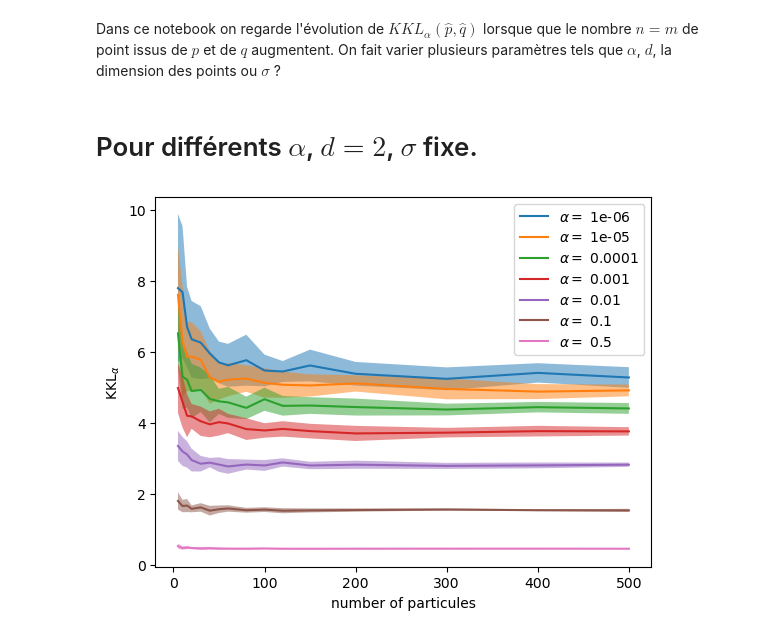
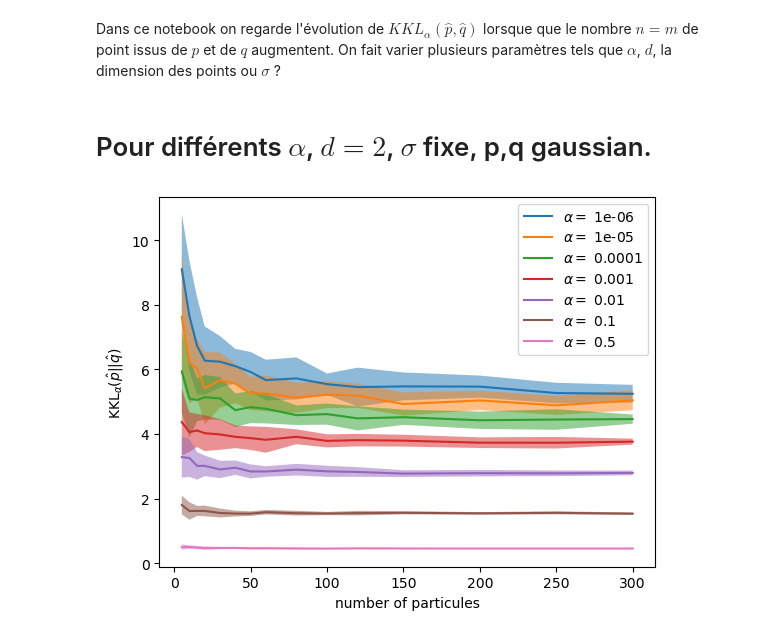
Before and after one commit to cclementine25/KKL-divergence-gradient-flows, a Jupyter notebook: Regularized/evolution_KKL_n.ipynb, the cells around one changed output. Cells and saved outputs as stored; diff of their text form; code cells hidden in the pictures.

```diff
--- a/Regularized/evolution_KKL_n.ipynb
+++ b/Regularized/evolution_KKL_n.ipynb
@@ -12,7 +12,7 @@ import kkl.generate_y as gy
 
 import cProfile
 # %% [markdown]
-# Pour différents $\alpha$, $d=2$, $\sigma$ fixe.
+# Pour différents $\alpha$, $d=2$, $\sigma$ fixe, p,q gaussian.
 # %%
 alpha = 0.1
 
@@ -33,5 +33,5 @@ Sigmay = Ly @ Ly.transpose() #Lx @ Lx.transpose()
 # %%
-N = [5,10,15,20,30,40,50,60,80,100,120,150,200,300,400,500]#,600,700,800,900]#,1000,1100,1300,1400,1500,1600,1800,2000]
+N = [5,10,15,20,30,40,50,60,80,100,120,150,200,250,300]#,400,500]#,600,700,800,900]#,1000,1100,1300,1400,1500,1600,1800,2000]
 nb_it = 20 #nombre de calcul de KKL pour un même n
 #fig, axs = plt.subplots(3, 4, figsize=(20,20))
 for alpha in [1e-6,1e-5,0.0001,0.001,0.01,0.1,0.5]:
@@ -41,32 +41,32 @@ for alpha in [1e-6,1e-5,0.0001,0.001,0.01,0.1,0.5]:
         F = np.zeros(nb_it)
         for i in range(nb_it):
             y = gy.gaussian(muy,Sigmay,N[j]) #gy.mixt_gauss(gy.MU,[np.identity(2),np.identity(2)], [1/2,1/2], N[j])
             x = gy.gaussian(1/5 *mux,Sigmax,N[j])
 
             Ky = 1/N[j] * k(y,y)
             Ly,V = np.linalg.eig(Ky)
             V = V.transpose()
             Ly = np.real(Ly)
             Packy = [Ky,Ly,V]
 
             J = lambda x,y : dv.KKL(x, y,k,Packy,alpha)
             F[i] = J(x,y)
         KKL_n[j] = np.mean(F)
         I_KKL_n[j] = np.std(F)
 
         #KKL_inv_n.append(J(y,x))
 
         #axs[j//4,j%4].scatter(x[:,0],x[:,1])
         #axs[j//4,j%4].scatter(y[:,0],y[:,1])
 
 
     #plt.figure()
     plt.plot(N,KKL_n,label = r"$\alpha =$ " + str(alpha))
     plt.fill_between(N,KKL_n - I_KKL_n,KKL_n + I_KKL_n,alpha = 0.5)
     #plt.plot(np.linspace(0,150,100), 0.2/ np.sqrt(np.linspace(0,150,100))+ 1.54)
     #plt.title("Evolution of " + r"$KKL_{\alpha}$" + " for sets of points from two gaussians distribution and mixture of gaussian \nwith increasing number of particules " + r"$n$." + " Parameters : " + r"$\sigma =$ " + str(sigma)  ,fontsize = 16)
     plt.xlabel('number of particules')
-    plt.ylabel(r'KKL$_{\alpha}$')
+    plt.ylabel(r'KKL$_{\alpha}(\hat{p}||\hat{q})$')
     plt.legend()
 # %% [output]
-[figure, old version]
+[figure, new version]
```
Also changed, not shown: parts of 8 cells of this notebook.
